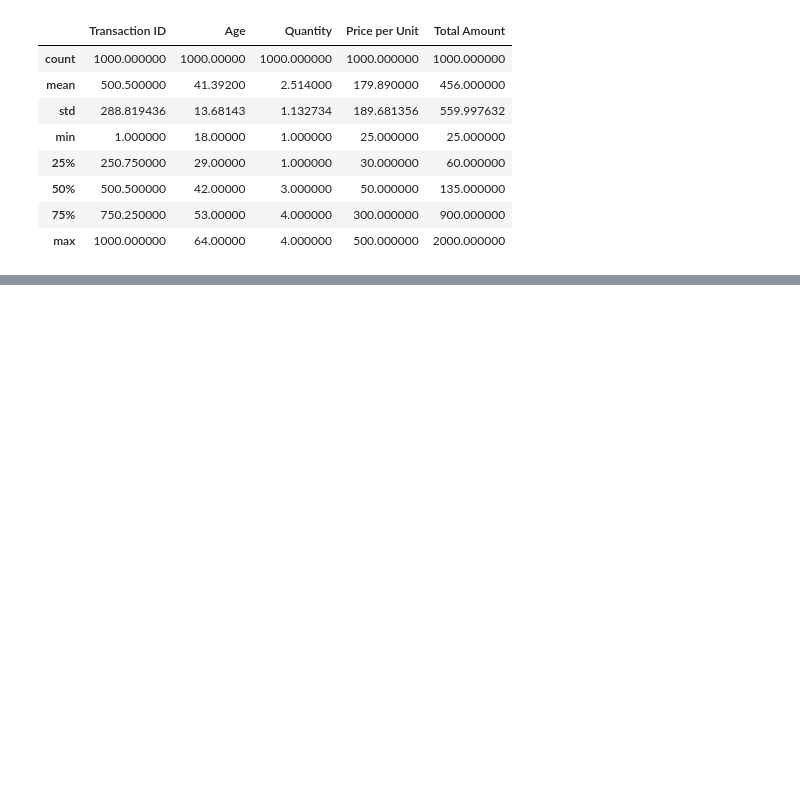
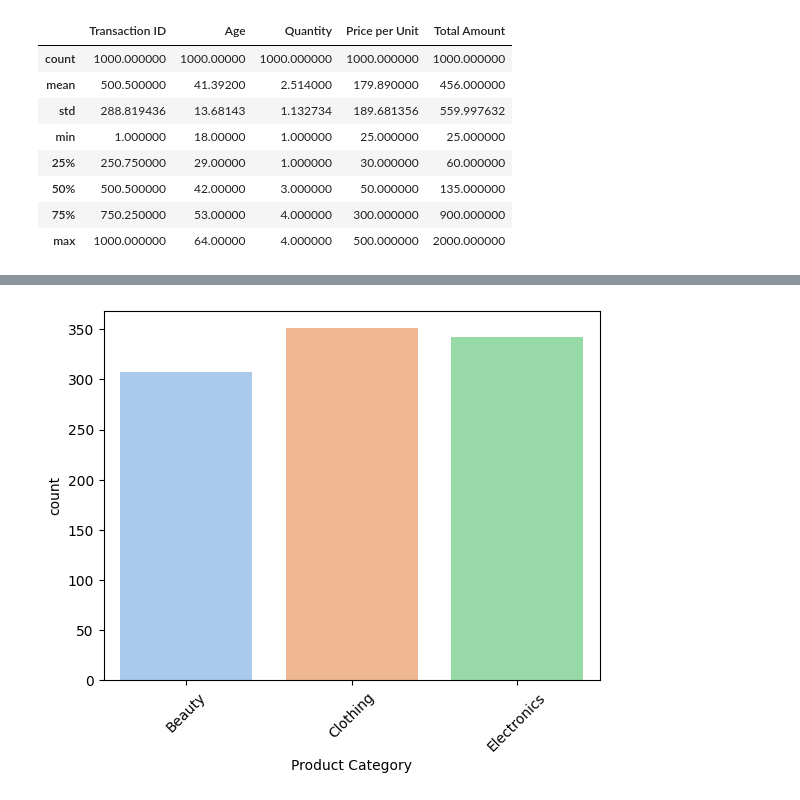
Before and after one commit to Narmadha1627/OIBSIP, a Jupyter notebook: notebooks/colab-github-demo.ipynb, the cells around one changed output, grey strips where cells are left out. Drawn from its saved outputs; the diff is of its cells as text; code cells hidden in the pictures; blank space fills up the shorter version.

```diff
--- a/notebooks/colab-github-demo.ipynb
+++ b/notebooks/colab-github-demo.ipynb
@@ -84,0 +109,8 @@ NameError: name 'df' is not defined
+# %%
+import seaborn as sns
+import matplotlib.pyplot as plt
+sns.countplot(x=df['Product Category'],palette='pastel')
+plt.xticks(rotation=45)
+plt.show()
+# %% [output]
+[figure, added]
```
Also changed, not shown: parts of 5 cells of this notebook.
